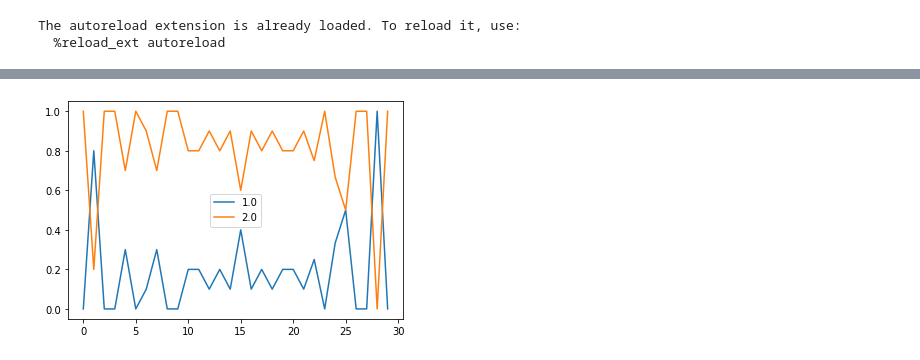
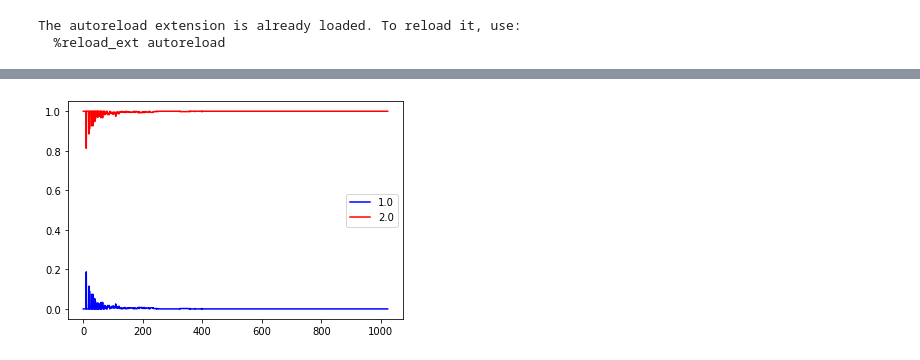
Before and after one commit to hickman-santini/chaos-season, a Jupyter notebook: myfootball.ipynb, the cells around one changed output, grey strips where cells are left out. Saved outputs shown, nothing was run; the diff lists cells and outputs as text; code cells hidden in the pictures.

```diff
--- a/myfootball.ipynb
+++ b/myfootball.ipynb
@@ -18,11 +18,11 @@ uu.plot_rank_freq()
 # %%
 uu2 = universe(p_t=0.55, **{"pmm":1, "pmp":1, "truth":1})
-wo = 10
-ga = 22
+wo = 512
+ga = 1024
 uu2.play(numworlds=wo, numgames=ga)
 uu2.plot_rank_freq()
 # %% [output]
-[figure, old version]
+[figure, new version]
 # %%
 uu3 = universe(p_t=0.55, **{'inside':3,'side':3,'pmm':3,'truth':1})
 uu3.play()
```
Also changed, not shown: parts of 5 cells of this notebook, 3 other files.
